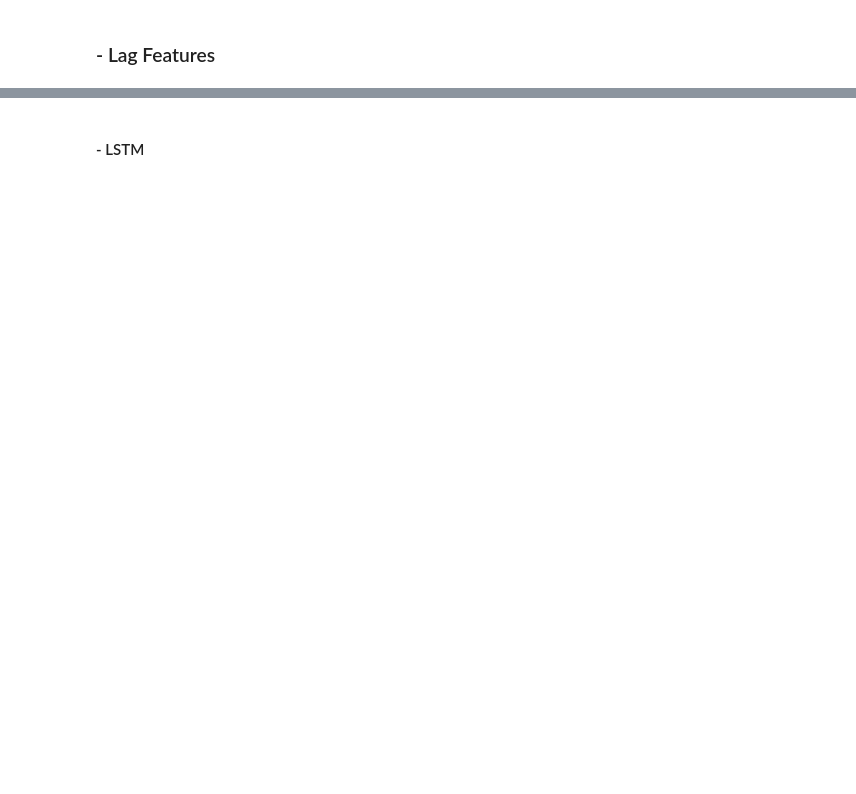
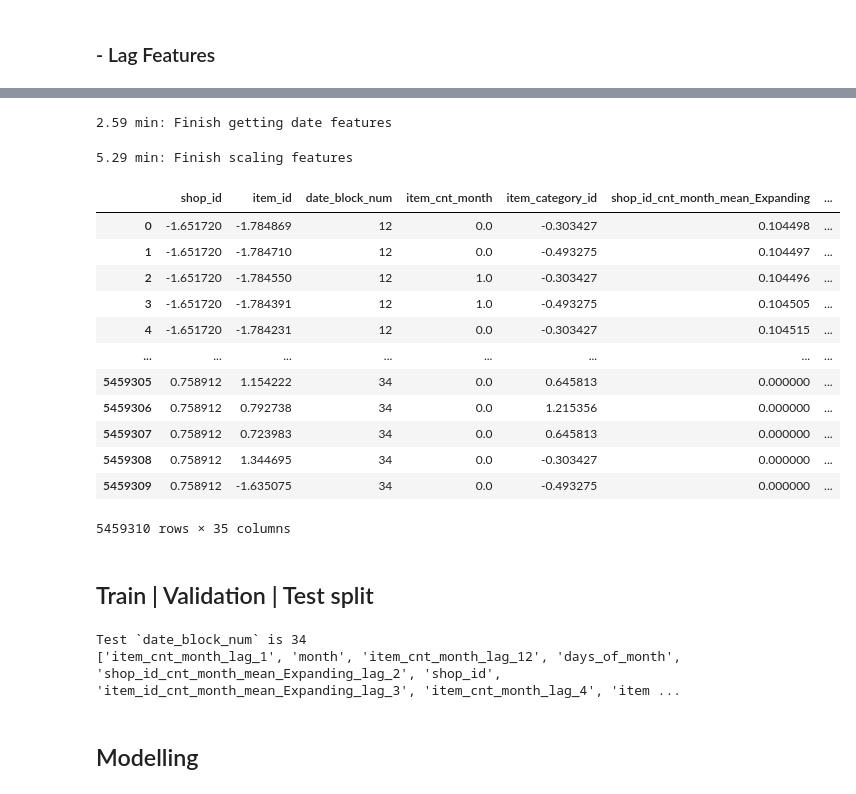
Before and after one commit to davidhoga89/Data_Science_Kaggle, a Jupyter notebook: Final_Project/Final_Project_Kaggle_Coursera.ipynb, the cells around one changed output, grey strips where cells are left out. Cells and saved outputs as stored; diff of their text form; code cells hidden in the pictures; blank space fills up the shorter version.

```diff
--- a/Final_Project/Final_Project_Kaggle_Coursera.ipynb
+++ b/Final_Project/Final_Project_Kaggle_Coursera.ipynb
@@ -207,0 +446,75 @@ preds = model.predict_proba(valid_df)[:, 1]
+# %%
+# Creating date features --------------------------------------------------------
+
+dates_train = df[['date', 'date_block_num']].drop_duplicates()
+dates_test = dates_train[dates_train['date_block_num'] == 34-12]
+dates_test['date_block_num'] = 34
+dates_test['date'] = dates_test['date'] + pd.DateOffset(years=1)
+
+dates_all = pd.concat([dates_train, dates_test])
+dates_all['dow'] = dates_all['date'].dt.dayofweek
+dates_all['year'] = dates_all['date'].dt.year
+dates_all['month'] = dates_all['date'].dt.month
+dates_all = pd.get_dummies(dates_all, columns=['dow'])
+
+dow_col = ['dow_' + str(x) for x in range(7)]
+date_features = dates_all.groupby(['year', 'month', 'date_block_num'])[dow_col].agg('sum').reset_index()
+date_features['days_of_month'] = date_features[dow_col].sum(axis=1)
+date_features['year'] = date_features['year'] - 2013
+
+date_features = date_features[['month', 'year', 'days_of_month', 'date_block_num']]
+all_data = all_data.merge(date_features, on = 'date_block_num', how = 'left')
+date_columns = date_features.columns.difference(set(index_cols))
+
+print('%0.2f min: Finish getting date features'%((time.time() - start_time)/60))
+# %% [output]
+2.59 min: Finish getting date features
+# %%
+# Scaling feature columns --------------------------------------------------------
+
+from sklearn.preprocessing import StandardScaler
+train = all_data[all_data['date_block_num']!= all_data['date_block_num'].max()]
+test = all_data[all_data['date_block_num']== all_data['date_block_num'].max()]
+sc = StandardScaler()
+
+to_drop_cols = ['date_block_num']
+feature_columns = list(set(lag_cols + index_cols + list(date_columns)).difference(to_drop_cols))
+
+train[feature_columns] = sc.fit_transform(train[feature_columns])
+test[feature_columns] = sc.transform(test[feature_columns])
+all_data = pd.concat([train, test], axis = 0)
+all_data = downcast_dtypes(all_data)
+
+del train, test, df
+gc.collect()
+
+print('%0.2f min: Finish scaling features'%((time.time() - start_time)/60))
+# %% [output]
+5.29 min: Finish scaling features
+# %%
+all_data
+# %% [output]
+|  | shop_id | item_id | date_block_num | item_cnt_month | item_category_id | shop_id_cnt_month_mean_Expanding | ... |
+| 0 | -1.651720 | -1.784869 | 12 | 0.0 | -0.303427 | 0.104498 | ... |
+| 1 | -1.651720 | -1.784710 | 12 | 0.0 | -0.493275 | 0.104497 | ... |
+| 2 | -1.651720 | -1.784550 | 12 | 1.0 | -0.303427 | 0.104496 | ... |
+| 3 | -1.651720 | -1.784391 | 12 | 1.0 | -0.493275 | 0.104505 | ... |
+| 4 | -1.651720 | -1.784231 | 12 | 0.0 | -0.303427 | 0.104515 | ... |
+| ... | ... | ... | ... | ... | ... | ... | ... |
+| 5459305 | 0.758912 | 1.154222 | 34 | 0.0 | 0.645813 | 0.000000 | ... |
+| 5459306 | 0.758912 | 0.792738 | 34 | 0.0 | 1.215356 | 0.000000 | ... |
+| 5459307 | 0.758912 | 0.723983 | 34 | 0.0 | 0.645813 | 0.000000 | ... |
+| 5459308 | 0.758912 | 1.344695 | 34 | 0.0 | -0.303427 | 0.000000 | ... |
+| 5459309 | 0.758912 | -1.635075 | 34 | 0.0 | -0.493275 | 0.000000 | ... |
+5459310 rows × 35 columns
+# %% [markdown]
+## Train | Validation | Test split
+# %%
+# Saving `date_block_num`, as we can't use them as features, but will need them to split the dataset into parts
+dates = all_data['date_block_num']
+last_block = dates.max()
+print('Test `date_block_num` is %d' % last_block)
+print(feature_columns)
+# %% [output]
+Test `date_block_num` is 34
+['item_cnt_month_lag_1', 'month', 'item_cnt_month_lag_12', 'days_of_month', 'shop_id_cnt_month_mean_Expanding_lag_2', 'shop_id', 'item_id_cnt_month_mean_Expanding_lag_3', 'item_cnt_month_lag_4', 'item ...
@@ -208,2 +527,2 @@ preds = model.predict_proba(valid_df)[:, 1]
 # %% [markdown]
-#### - LSTM
+## Modelling
```
Also changed, not shown: parts of 58 cells of this notebook, 2 other files.
